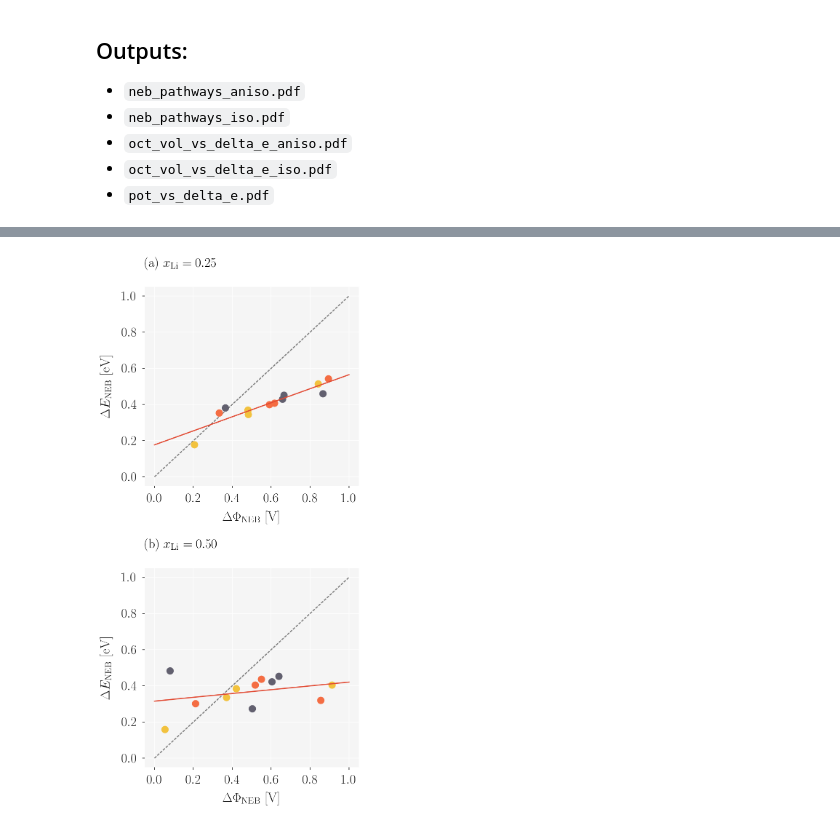
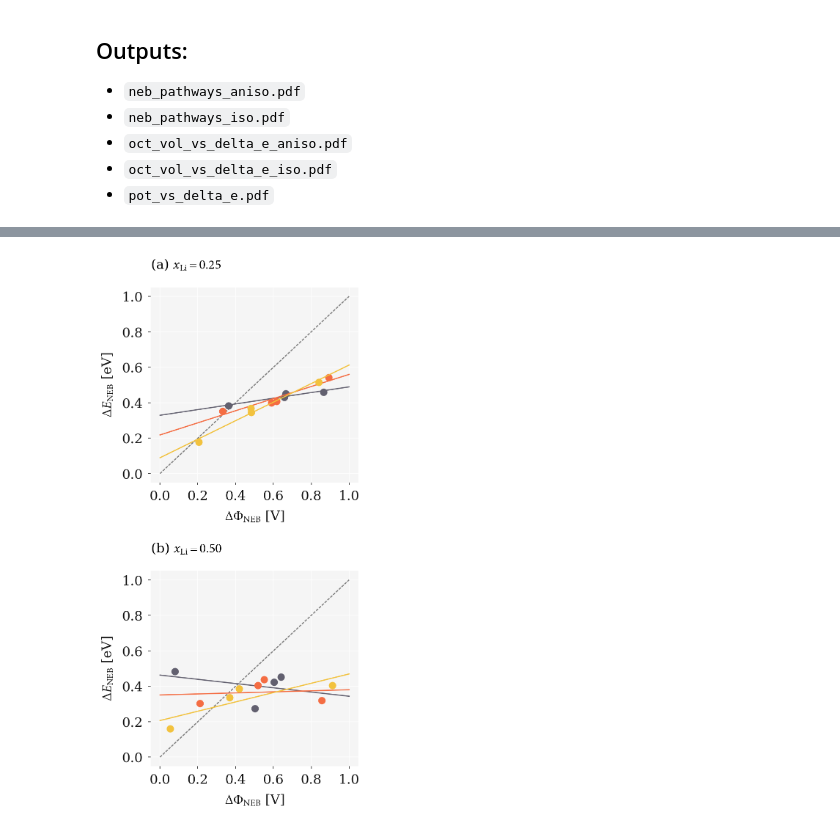
Before and after one commit to bjmorgan/data_NEB_spinel, a Jupyter notebook: analysis/spinel_paper_generating_figures.ipynb, the cells around one changed output, grey strips where cells are left out. Saved outputs shown, nothing was run; the diff lists cells and outputs as text; code cells hidden in the pictures.

Commit message:
Strain specific linear regression for Fig. 6

```diff
--- a/analysis/spinel_paper_generating_figures.ipynb
+++ b/analysis/spinel_paper_generating_figures.ipynb
@@ -253,40 +253,42 @@ fit_range = np.array( [ 0.0, 1.0 ] )
 for ax, conc in zip( axes, [ 0.25, 0.5 ] ):
     ax.plot( fit_range, fit_range, '--', color='grey' )
 
     ax.set_xlabel( r'$\Delta\Phi_\mathrm{NEB}$ [V]' )
     ax.set_ylabel( r'$\Delta E_\mathrm{NEB}$ [eV]' )
     ax.xaxis.set_major_locator(ticker.MultipleLocator(0.2))
 
-    x=[]
-    y=[]
+    for strain in [ 'U', 'LM', 'LT' ]:
 
-    for path in [ '1', '2', '3', '3R' ]:
-        for strain in [ 'U', 'LM', 'LT' ]:
+        x=[]
+        y=[]
+
+        for path in [ '1', '2', '3', '3R' ]:
+
             loc = ( df.path == path ) & ( df.conc == conc ) & ( df.strain == strain )
             max_ind = df[loc].delta_E.idxmax()
 
             E_bar = df['delta_E'].values[max_ind]
             p_bar = df['d_pot'].values[max_ind]
 
             x.append( p_bar )
             y.append( E_bar )
 
             ax.plot( p_bar, E_bar, 'o', linestyle='None',c=ff.colours[strain], clip_on=False )
 
-    slope, intercept, rvalue, pvalue, stderr = linregress( x, y )
-    ax.plot( np.array( [ 0.0, 1.0 ] ), ff.line( np.array( [ 0.0, 1.0 ] ), slope, intercept ) )
+        slope, intercept, rvalue, pvalue, stderr = linregress( x, y )
+        ax.plot( np.array( [ 0.0, 1.0 ] ), ff.line( np.array( [ 0.0, 1.0 ] ), slope, intercept ), c=ff.colours[strain] )
 
 axes[0].set_title( r'(a) $x_\mathrm{Li}=0.25$', fontsize=fontsize, loc='left')
 axes[1].set_title( r'(b) $x_\mathrm{Li}=0.50$', fontsize=fontsize, loc='left')
 
 xfine = np.linspace(0.0,3.2,100)
 
 fig.tight_layout()
 fig.savefig( '{}/pot_vs_delta_e.pdf'.format( figures_dir ) )
 
 ff.set_rcParams( ff.master_formatting )
 # %% [output]
-[figure, old version]
+[figure, new version]
 # %%
 '''
 Figure 6
```
Also changed, not shown: parts of 5 cells of this notebook, 5 other files.
